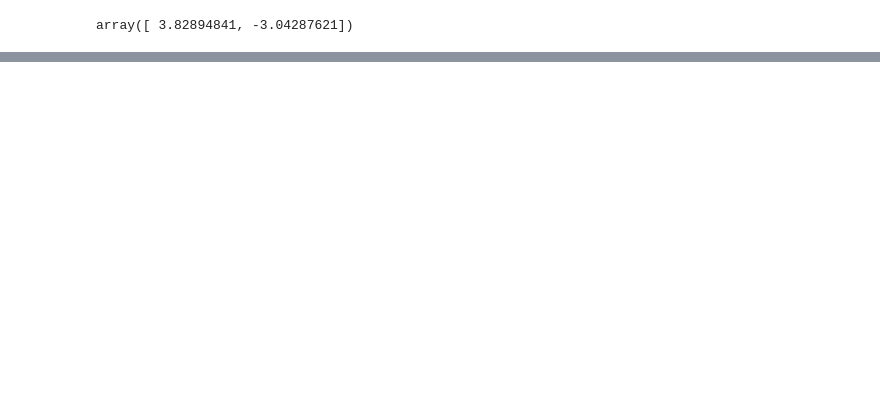
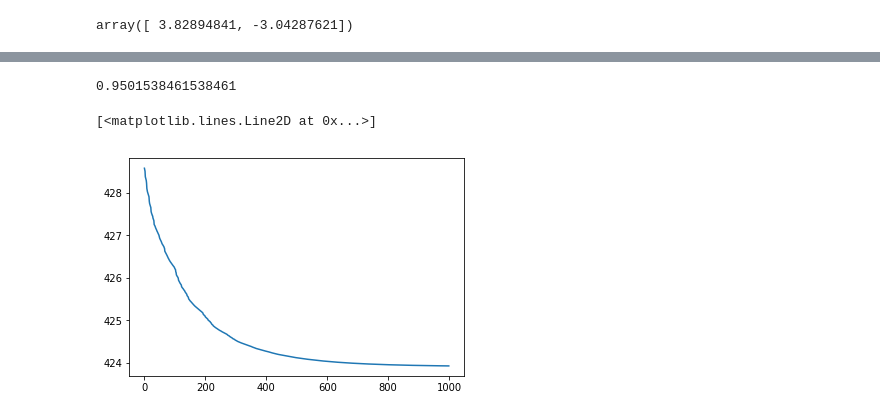
Before and after one commit to bnmnetp/DS420, a Jupyter notebook: ClassNotesSpring18/GradientDescent.ipynb, the cells around one changed output, grey strips where cells are left out. Cells and saved outputs as stored; diff of their text form; code cells hidden in the pictures; blank space fills up the shorter version.

```diff
--- a/ClassNotesSpring18/GradientDescent.ipynb
+++ b/ClassNotesSpring18/GradientDescent.ipynb
@@ -126,0 +141,12 @@ array([ 3.82894841, -3.04287621])
+# %%
+X = data.iloc[:,1:23]  # all rows, all the features and no labels
+y = data.iloc[:, 0]  # all rows, label only
+#X.head()
+#y.head()
+# %%
+from sklearn.model_selection import train_test_split
+X_train, X_test, y_train, y_test = train_test_split(X,y,test_size=0.2,random_state=4)
+# %%
+lr = GDRegression(0.1)
+# %%
+lr.fit(X_train, y_train, 2000)
@@ -126,0 +157,9 @@ array([ 3.82894841, -3.04287621])
+# %%
+metrics.accuracy_score(y_test, bpreds)
+# %% [output]
+0.9501538461538461
+# %%
+plt.plot(lr.scores[1000:])
+# %% [output]
+[<matplotlib.lines.Line2D at 0x...>]
+[figure, added]
```
Also changed, not shown: parts of 21 cells of this notebook.
